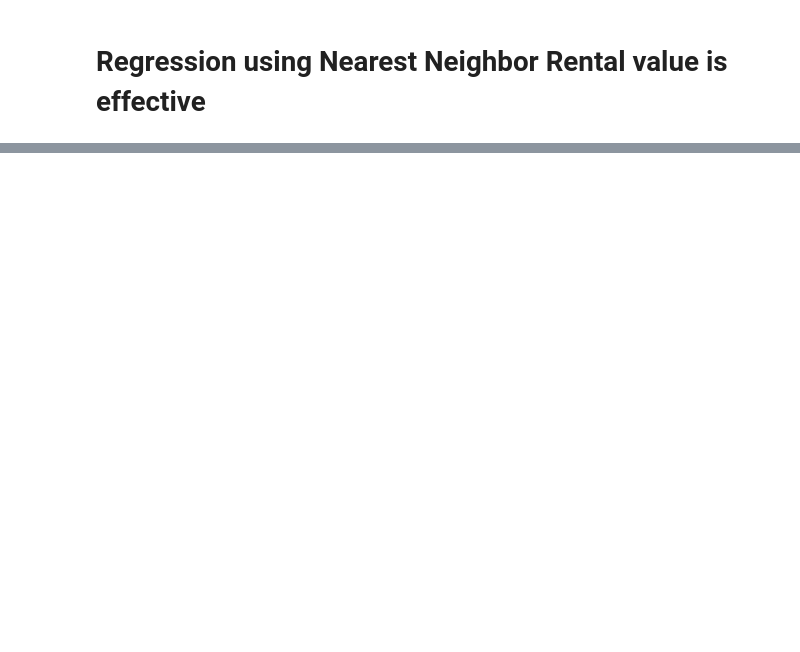
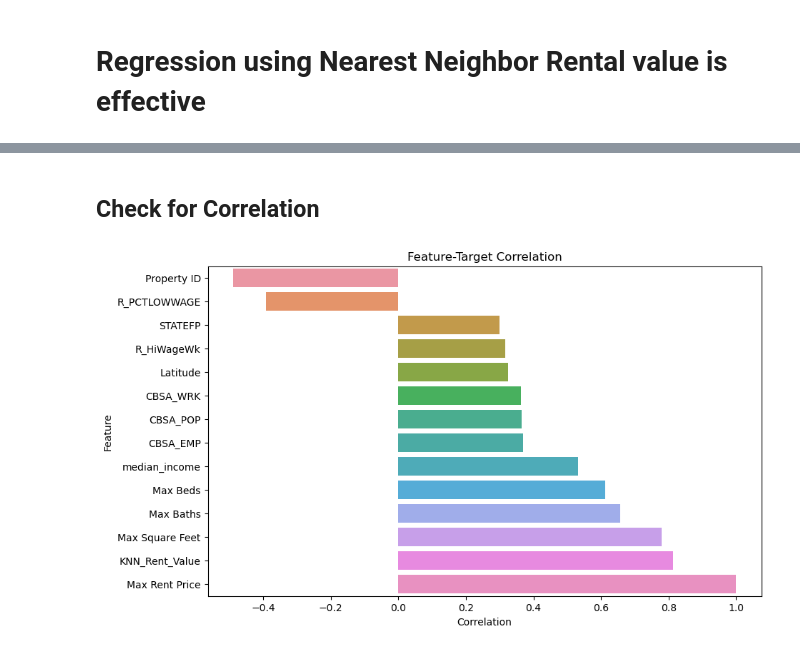
Before and after one commit to drago9773/stoebebirch, a Jupyter notebook: rent_prediction_exploration/rent_benchmark_first.ipynb, the cells around one changed output, grey strips where cells are left out. Drawn from its saved outputs; the diff is of its cells as text; code cells hidden in the pictures; blank space fills up the shorter version.

Commit message:
Test Stratifications

```diff
--- a/rent_prediction_exploration/rent_benchmark_first.ipynb
+++ b/rent_prediction_exploration/rent_benchmark_first.ipynb
@@ -138,0 +166,5 @@ print(r2)
+# %%
+single_family_home_rentals["cbg_geoid"] = single_family_home_rentals["cbg_geoid"].astype(float)
+cbg_demographics["cbg_geoid"] = cbg_demographics["cbg_geoid"].astype(float)
+
+demo_corr_test_df = pd.merge(single_family_home_rentals, cbg_demographics, on='cbg_geoid', how='inner', suffixes=('_rental', '_demo'))
@@ -138,0 +177,33 @@ print(r2)
+# %% [markdown]
+## Check for Correlation
+# %%
+
+demo_basic_features = demo_corr_test_df.select_dtypes(include = ["number"]).columns
+target = "Max Rent Price"
+
+feature_target_correlation = pd.DataFrame({
+    "feature": demo_basic_features,
+    "correlation": demo_corr_test_df[demo_basic_features].corrwith(demo_corr_test_df[target])
+})
+
+
+
+# Reset index to turn the index into a column
+feature_target_correlation.reset_index(drop=True, inplace=True)
+
+correlation_to_plot = feature_target_correlation[abs(feature_target_correlation["correlation"]) > .3 ]
+
+# Create the bar chart using Seaborn
+plt.figure(figsize=(10, 6))  # Set the size of the figure
+sns.barplot(x="correlation", y="feature", data=correlation_to_plot.sort_values("correlation"))
+
+# Add titles and labels
+plt.title('Feature-Target Correlation')
+plt.xlabel('Correlation')
+plt.ylabel('Feature')
+
+# Display the plot
+
+plt.show()
+# %% [output]
+[figure, added]
```
Also changed, not shown: parts of 11 cells of this notebook, 3 other files.
